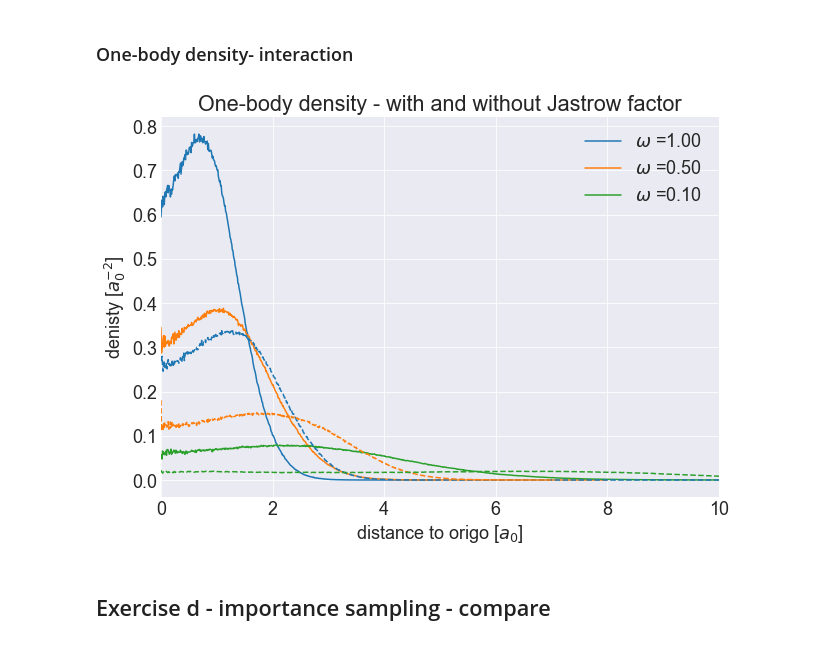
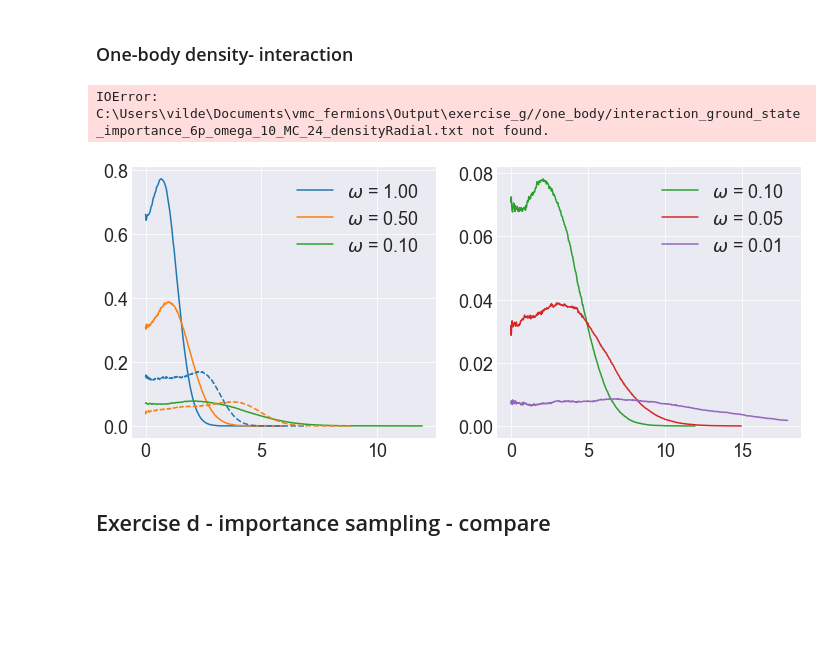
Before and after one commit to vildemjo/vmc_fermions, a Jupyter notebook: analysisscripts/plotting.ipynb, the cells around one changed output. Saved outputs shown, nothing was run; the diff lists cells and outputs as text; code cells hidden in the pictures; blank space fills up the shorter version.

Commit message:
Working with one-body density plots

```diff
--- a/analysisscripts/plotting.ipynb
+++ b/analysisscripts/plotting.ipynb
@@ -464,7 +464,7 @@ savefig("../Results/mean_distance_change.png")
 # %% [markdown]
 ### One-body density- no interaction
 # %%
-p = 2
+p = 6
 omega = [100, 50, 10, 5, 1]
 
 figure(figsize=(12,5))
@@ -484,6 +484,11 @@ for o in range(len(omega)):
         plot(R[:,0], R[:,1][1]*exp(-R[:,0]**2), label="exact $\propto e^{-r^2}$")
 
     subplot(1,2,1)
+#     Rhat = R[:,1] #savitzky_golay(R[:,1], 21, 3)
+#     bar(R[:,0], Rhat, width=(R[:,0][-1]/len(Rhat)), label="$\\omega$ = %.2f "%(float(omega[o])/100))
+
+#     subplot(1,2,2)
+#     bar(R[:,0], Rhat, width=(R[:,0][-1]/len(Rhat)),label="$\\omega$ = %.2f "%(float(omega[o])/100))
     Rhat = R[:,1] #savitzky_golay(R[:,1], 21, 3)
     plot(R[:,0], Rhat, label="$\\omega$ = %.2f "%(float(omega[o])/100))
 
@@ -505,7 +510,7 @@ if (p == 2 ):
     ylim([-0.005, 0.074])
     xlim([0,12])
 else:
-    ylim([-0.005, 0.15])
+    ylim([-0.005, 0.14])
     xlim([0,12])
 tight_layout()
 savefig("..//Results/one_body_density_no_interaction_%ip.png"%p)
@@ -519,63 +524,84 @@ savefig("..//Results/one_body_density_no_interaction_%ip.png"%p)
 ### One-body density- interaction
 # %%
 p = 6
-omega = [100, 50, 10]#, 5]#, 1]
+omega = [100, 50, 10, 5, 1]
 
 colors = ["C0", "C1", "C2", "C3", "C4"]
 
-figure(figsize=(10,7))
+figure(figsize=(12,5))
 
 for o in range(len(omega)):
 
     # M = genfromtxt(file_loc + "\\exercise_f//one_body//ground_state_importance_%ip_omega_%i_alpha_100_0_density.txt"%(p,omega))
 
-    if (p == 6):
-        R = genfromtxt(file_loc + "\\exercise_f//one_body//ground_state_importance_%ip_omega_%i_alpha_100_0_densityRadial.txt"%(p,omega[o]))
-    if (p == 2):
-        R = genfromtxt(file_loc + "\\exercise_f//one_body//ground_state_importance_%ip_omega_%i_alpha_100_0_densityRadial.txt"%(p,omega[o]))
+    R = genfromtxt(file_loc + "\\exercise_f//one_body//ground_state_importance_%ip_omega_%i_alpha_100_MC_24_densityRadial.txt"%(p,omega[o]))
 
     # figure(figsize=(10,8))
     # pcolormesh(M/(2**23))#, vmin=-100, vmax=100)
     # colorbar()
 
 
     if (omega[o] == 100 and p == 2):
         plot(R[:,0], R[:,1][5]*exp(-R[:,0]**2), color="C6", label="exact $\propto e^{-r^2}$")
 
-    plot(R[:,0], R[:,1], color=colors[o], label="$\\omega$ =%.2f "%(float(omega[o])/100))
 
+    Rhat = R[:,1] #savitzky_golay(R[:,1], 21, 3)
+    if(o <= 2):
+        subplot(1,2,1)
+        plot(R[:,0], Rhat, color=colors[o],label="$\\omega$ = %.2f "%(float(omega[o])/100))
+
+    if(o >= 2):
+        subplot(1,2,2)
+        plot(R[:,0], Rhat, color=colors[o],label="$\\omega$ = %.2f "%(float(omega[o])/100))
+legend()
+subplot(1,2,1)
 legend()
 
 for o in range(len(omega)):
 
     # M = genfromtxt(file_loc + "\\exercise_f//one_body//ground_state_importance_%ip_omega_%i_alpha_100_0_density.txt"%(p,omega))
-    if (p == 6):
-        R = genfromtxt(file_loc + "\\exercise_g//one_body/interaction_ground_state_importance_%ip_omega_%i_densityRadial.txt"%(p,omega[o]))
-    if (p == 2):
-        R = genfromtxt(file_loc + "\\exercise_e//interaction_ground_state_importance_%ip_omega_%i_densityRadial.txt"%(p,omega[o]))
+
+    R = genfromtxt(file_loc + "\\exercise_g//one_body/interaction_ground_state_importance_%ip_omega_%i_MC_24_densityRadial.txt"%(p,omega[o]))
 
     # M2 =  genfromtxt(file_loc + "\\exercise_f//ground_state_importance_%ip_omega_%i_alpha_100_1_density.txt"%(p,omega))
 
     # figure(figsize=(10,8))
     # pcolormesh(M/(2**23))#, vmin=-100, vmax=100)
     # colorbar()
 
 
 #     if (omega[o] == 100 and p == 2):
 #         plot(R[:,0], R[:,1][1]*exp(-R[:,0]**2), label="exact $\propto e^{-r^2}$")
-    plot(R[:,0], R[:,1], "--",color=colors[o], label="$\\omega$ =%.2f "%(float(omega[o])/100))
+    Rhat = R[:,1] #savitzky_golay(R[:,1], 21, 3)
+    if(o <= 2):
+        subplot(1,2,1)
+        plot(R[:,0], Rhat, "--" , color=colors[o], label="$\\omega$ = %.2f "%(float(omega[o])/100))
 
-title("One-body density - with and without Jastrow factor")
+    if(o >= 2):
+        subplot(1,2,2)
+        plot(R[:,0], Rhat,"--", color=colors[o], label="$\\omega$ = %.2f "%(float(omega[o])/100))
+
+suptitle("One-body density - with and without Jastrow factor", y=1.0)
+subplot(1,2,1)
 ylabel("denisty [$a_0^{-2}$]")
 xlabel("distance to origo [$a_0$]")
-if (p == 2):
-    xlim([0, 4.0])
+
+xlim([0, 6.0])
+subplot(1,2,2)
+ylabel("denisty [$a_0^{-2}$]")
+xlabel("distance to origo [$a_0$]")
+# legend()
+if (p == 2 ):
+    ylim([-0.005, 0.074])
+    xlim([0,12])
 else:
-    xlim([0,10.0])
-# ylim([0,0.01])
+    ylim([-0.005, 0.14])
+    xlim([0,12])
+tight_layout()
 savefig("..//Results/one_body_density_interaction_%ip.png"%p)
 # %% [output]
+IOError: C:\Users\vilde\Documents\vmc_fermions\Output\exercise_g//one_body/interaction_ground_state_importance_6p_omega_10_MC_24_densityRadial.txt not found.
-[figure, old version]
+[figure, new version]
 # %% [markdown]
 ## Exercise d - importance sampling - compare
 # %%
```
Also changed, not shown: parts of 3 cells of this notebook, 16 other files.
